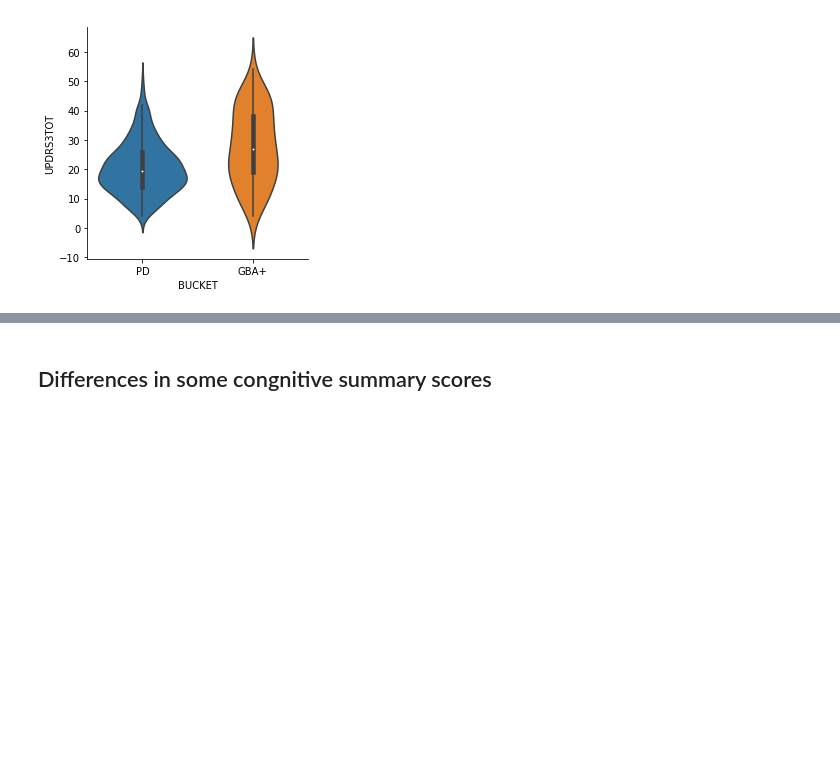
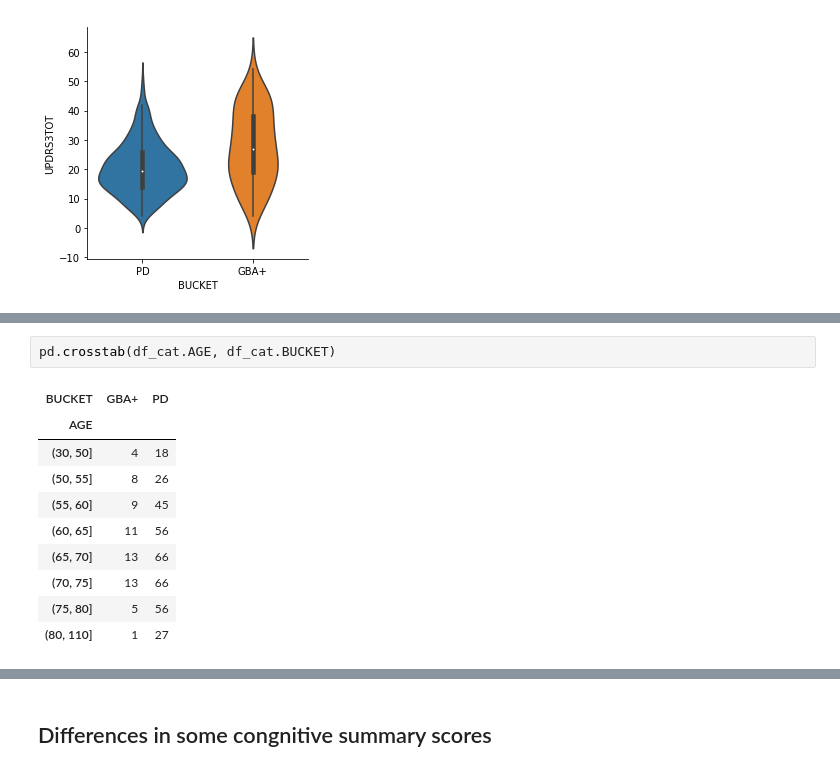
Before and after one commit to sameerd/ppmi, a Jupyter notebook: scripts/python/test_GBA.ipynb, the cells around one changed output, grey strips where cells are left out. Saved outputs shown, nothing was run; the diff lists cells and outputs as text; blank space fills up the shorter version.

```diff
--- a/scripts/python/test_GBA.ipynb
+++ b/scripts/python/test_GBA.ipynb
@@ -146,0 +176,13 @@ For gender 2.0 is males and 1.0 / 0.0 are women. The two categories of women hav
+# %%
+pd.crosstab(df_cat.AGE, df_cat.BUCKET)
+# %% [output]
+| BUCKET | GBA+ | PD |
+| AGE |  |  |
+| (30, 50] | 4 | 18 |
+| (50, 55] | 8 | 26 |
+| (55, 60] | 9 | 45 |
+| (60, 65] | 11 | 56 |
+| (65, 70] | 13 | 66 |
+| (70, 75] | 13 | 66 |
+| (75, 80] | 5 | 56 |
+| (80, 110] | 1 | 27 |
```
Also changed, not shown: parts of 12 cells of this notebook, 1 other file.
